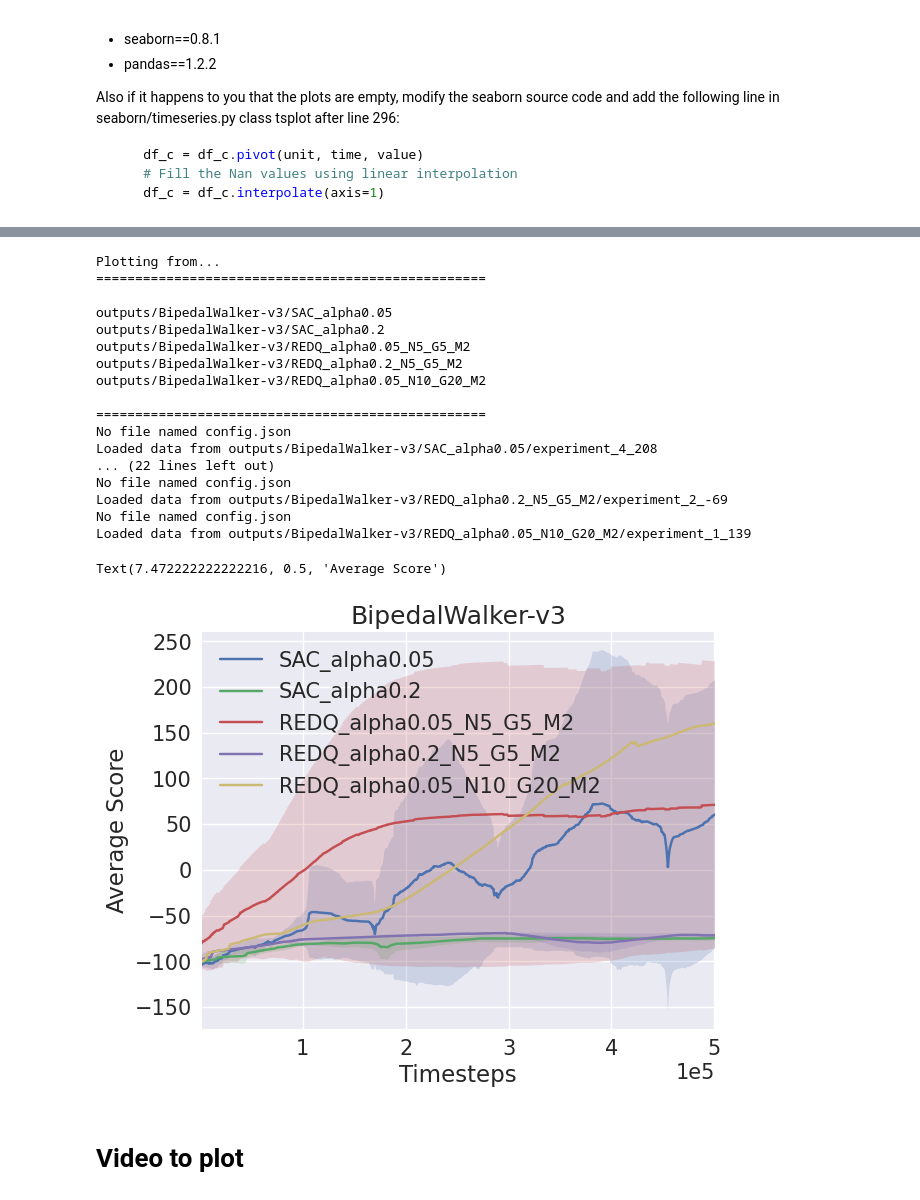
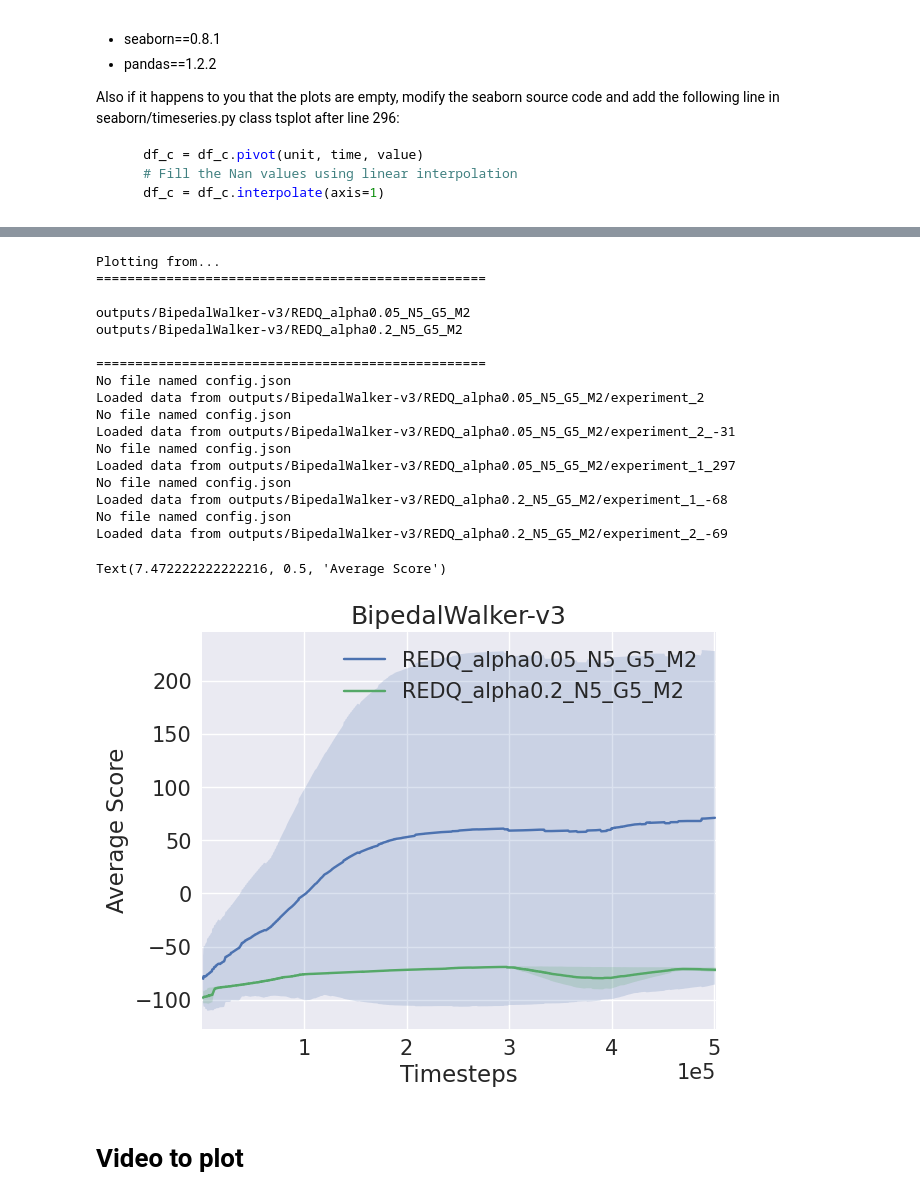
Before and after one commit to alberto-mate/REDQ, a Jupyter notebook: show_plots.ipynb, the cells around one changed output, grey strips where cells are left out. Cells and saved outputs as stored; diff of their text form; code cells hidden in the pictures.

```diff
--- a/show_plots.ipynb
+++ b/show_plots.ipynb
@@ -65,50 +63,50 @@ Text(7.472222222222216, 0.5, 'Average Score')
 env_path_output = f"outputs/BipedalWalker-v3"
 env_name = env_path_output.split("/")[-1]
 make_plots([
-     f"{env_path_output}/SAC_alpha0.05",
-     f"{env_path_output}/SAC_alpha0.2",
+    #  f"{env_path_output}/SAC_alpha0.05",
+    #  f"{env_path_output}/SAC_alpha0.2",
      f"{env_path_output}/REDQ_alpha0.05_N5_G5_M2",
      f"{env_path_output}/REDQ_alpha0.2_N5_G5_M2",
-     f"{env_path_output}/REDQ_alpha0.05_N10_G20_M2",
+    #  f"{env_path_output}/REDQ_alpha0.05_N10_G20_M2",
      ],
     xaxis="timesteps_history",
     legend=[
-        "SAC_alpha0.05",
-        "SAC_alpha0.2",
+        # "SAC_alpha0.05",
+        # "SAC_alpha0.2",
         "REDQ_alpha0.05_N5_G5_M2",
         "REDQ_alpha0.2_N5_G5_M2",
-        "REDQ_alpha0.05_N10_G20_M2"
+        # "REDQ_alpha0.05_N10_G20_M2"
             ],
     values=["score_history"],
     count=False,
     smooth=100,
     select=None,
     exclude=None,
     estimator="mean",
 )
 plt.title(env_name)
 plt.xlabel("Timesteps")
 plt.ylabel("Average Score")
 # %% [output]
 Plotting from...
 ==================================================
 
-outputs/BipedalWalker-v3/SAC_alpha0.05
-outputs/BipedalWalker-v3/SAC_alpha0.2
 outputs/BipedalWalker-v3/REDQ_alpha0.05_N5_G5_M2
 outputs/BipedalWalker-v3/REDQ_alpha0.2_N5_G5_M2
-outputs/BipedalWalker-v3/REDQ_alpha0.05_N10_G20_M2
 
 ==================================================
 No file named config.json
-Loaded data from outputs/BipedalWalker-v3/SAC_alpha0.05/experiment_4_208
-... (22 lines left out)
+Loaded data from outputs/BipedalWalker-v3/REDQ_alpha0.05_N5_G5_M2/experiment_2
+No file named config.json
+Loaded data from outputs/BipedalWalker-v3/REDQ_alpha0.05_N5_G5_M2/experiment_2_-31
+No file named config.json
+Loaded data from outputs/BipedalWalker-v3/REDQ_alpha0.05_N5_G5_M2/experiment_1_297
+No file named config.json
+Loaded data from outputs/BipedalWalker-v3/REDQ_alpha0.2_N5_G5_M2/experiment_1_-68
 No file named config.json
 Loaded data from outputs/BipedalWalker-v3/REDQ_alpha0.2_N5_G5_M2/experiment_2_-69
-No file named config.json
-Loaded data from outputs/BipedalWalker-v3/REDQ_alpha0.05_N10_G20_M2/experiment_1_139
 Text(7.472222222222216, 0.5, 'Average Score')
-[figure, old version]
+[figure, new version]
 # %% [markdown]
 # Video to plot
 # %%
```
Also changed, not shown: parts of 3 cells of this notebook, 1 other file.
